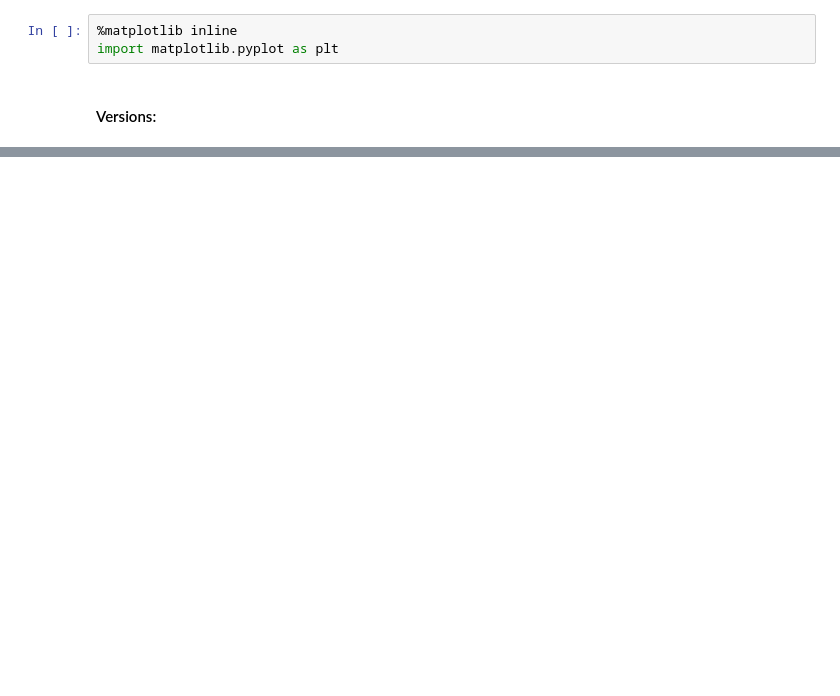
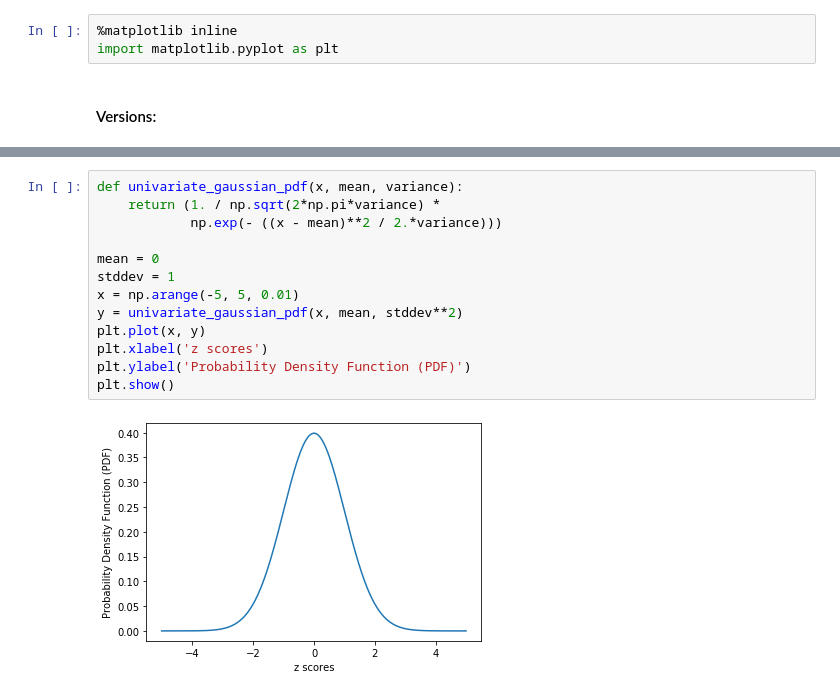
Before and after one commit to oercompbiomed/Seili-2019, a Jupyter notebook: notebooks/1.4-scipy-basics.ipynb, the cells around one changed output, grey strips where cells are left out. Saved outputs shown, nothing was run; the diff lists cells and outputs as text; blank space fills up the shorter version.

```diff
--- a/notebooks/1.4-scipy-basics.ipynb
+++ b/notebooks/1.4-scipy-basics.ipynb
@@ -45,0 +89,15 @@ IPython version: 7.7.0
+# %%
+def univariate_gaussian_pdf(x, mean, variance):
+    return (1. / np.sqrt(2*np.pi*variance) *
+            np.exp(- ((x - mean)**2 / 2.*variance)))
+
+mean = 0
+stddev = 1
+x = np.arange(-5, 5, 0.01)
+y = univariate_gaussian_pdf(x, mean, stddev**2)
+plt.plot(x, y)
+plt.xlabel('z scores')
+plt.ylabel('Probability Density Function (PDF)')
+plt.show()
+# %% [output]
+[figure, added]
```
Also changed, not shown: parts of 27 cells of this notebook, 4 other files.
